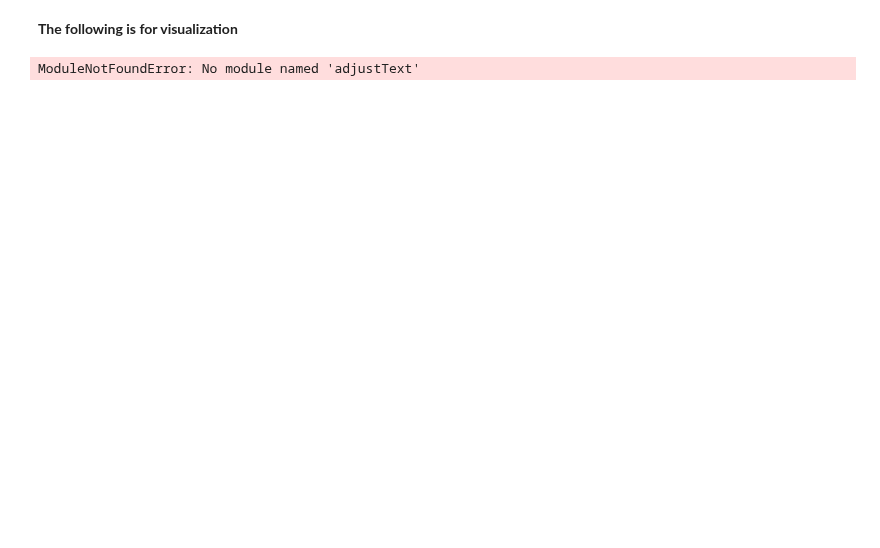
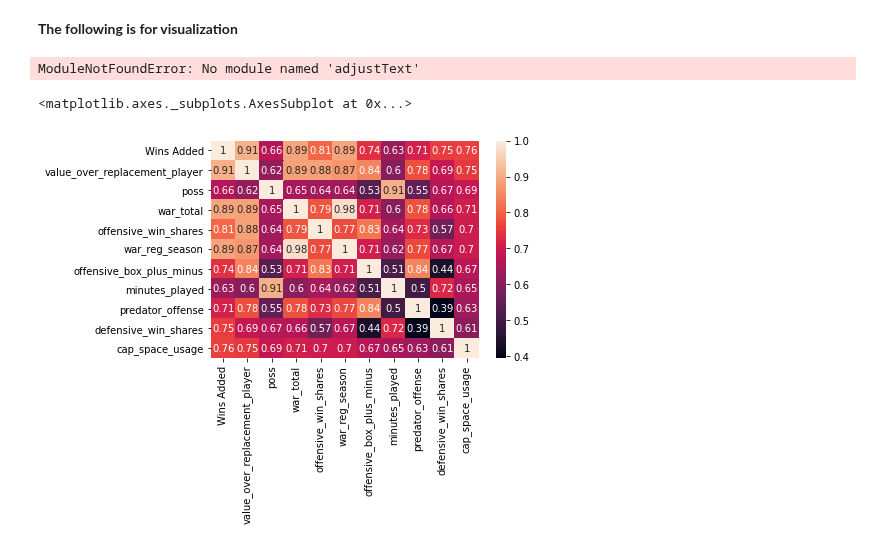
Before and after one commit to ZachLiu519/nba-model, a Jupyter notebook: spring21_models/baseline_model.ipynb, the cells around one changed output. Saved outputs shown, nothing was run; the diff lists cells and outputs as text; code cells hidden in the pictures; blank space fills up the shorter version.

```diff
--- a/spring21_models/baseline_model.ipynb
+++ b/spring21_models/baseline_model.ipynb
@@ -337,3 +337,9 @@ for key in validation_set.key:
             fontdict=dict(color='black', alpha=1, size=9, ma='center')))
 adjust_text(texts, only_move={'texts':'y'})
 plt.show()
+# %%
+import seaborn as sns
+sns.heatmap(pd.concat([X[features], y], axis=1).corr(), annot=True)
+# %% [output]
+<matplotlib.axes._subplots.AxesSubplot at 0x...>
+[figure, added]
```
Also changed, not shown: parts of 6 cells of this notebook, 13 other files.
